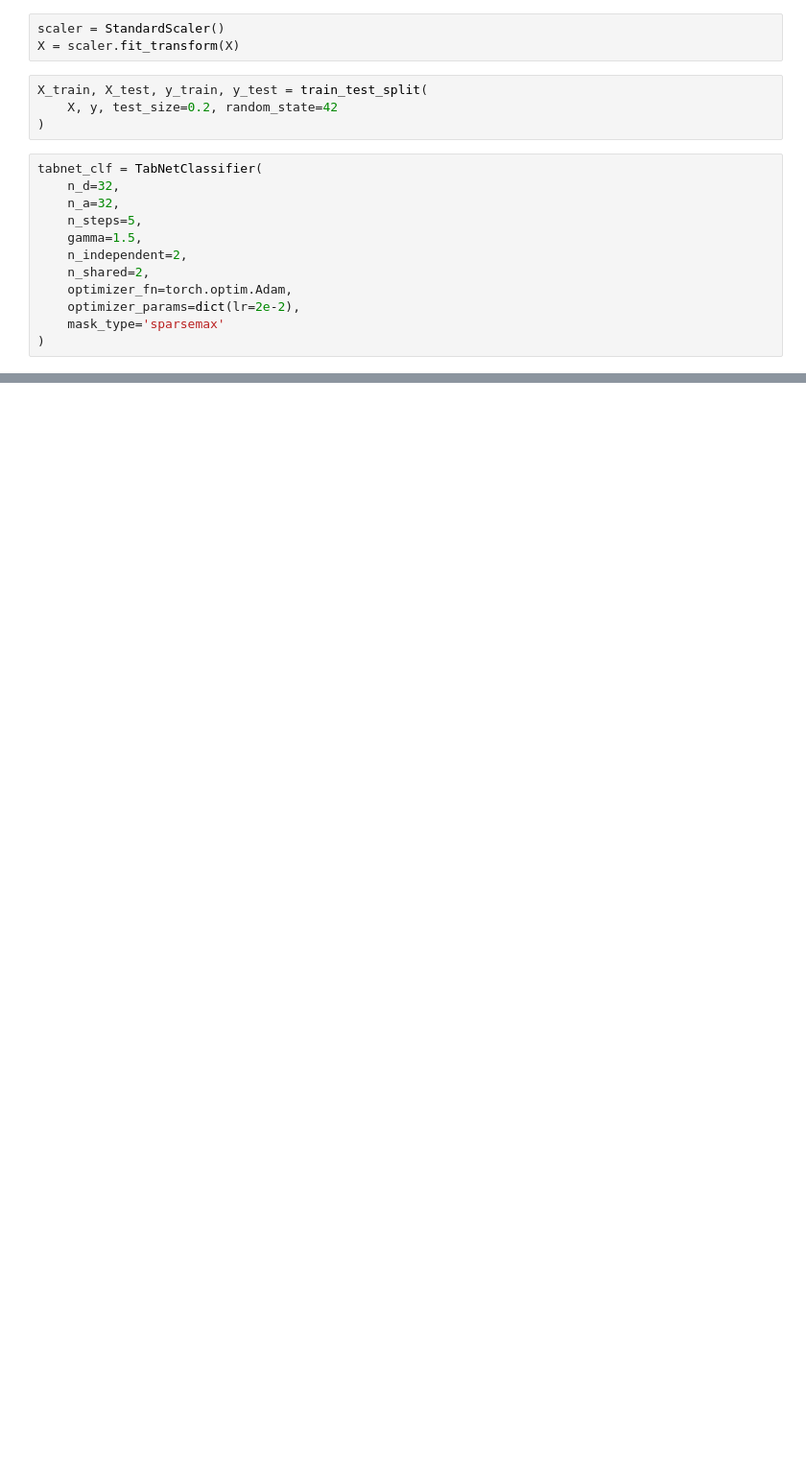
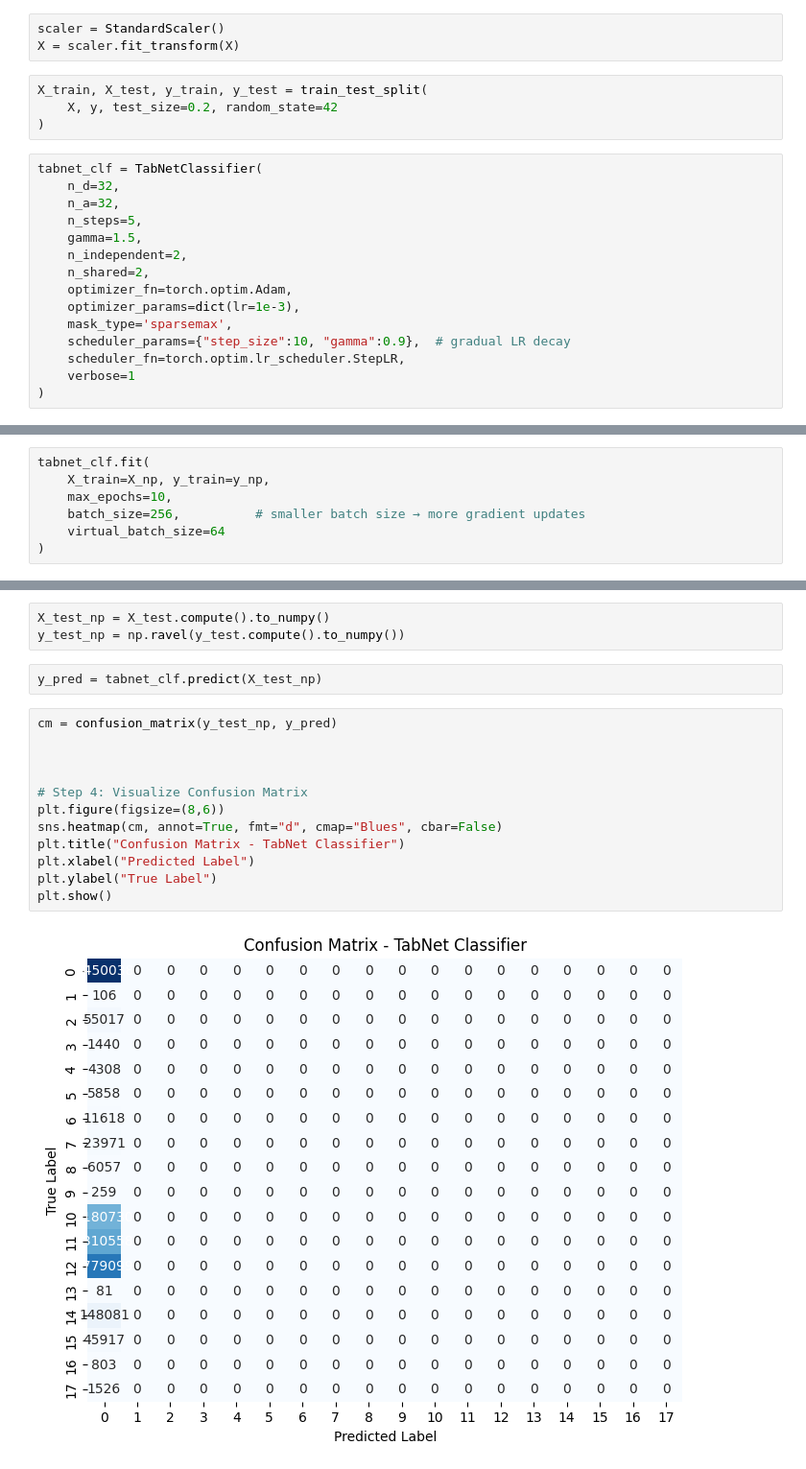
Before and after one commit to nihcas2015/Intrusion-Detection-using-TabNet, a Jupyter notebook: Main.ipynb, the cells around one changed output, grey strips where cells are left out. Shown: that part at 96% size. Drawn from its saved outputs; the diff is of its cells as text; blank space fills up the shorter version.

```diff
--- a/Main.ipynb
+++ b/Main.ipynb
@@ -278,6 +341,9 @@ tabnet_clf = TabNetClassifier(
     n_independent=2,
     n_shared=2,
     optimizer_fn=torch.optim.Adam,
-    optimizer_params=dict(lr=2e-2),
-    mask_type='sparsemax'
+    optimizer_params=dict(lr=1e-3),
+    mask_type='sparsemax',
+    scheduler_params={"step_size":10, "gamma":0.9},  # gradual LR decay
+    scheduler_fn=torch.optim.lr_scheduler.StepLR,
+    verbose=1
 )
@@ -294,0 +433,7 @@ tabnet_clf = TabNetClassifier(
+# %%
+tabnet_clf.fit(
+    X_train=X_np, y_train=y_np,
+    max_epochs=10,
+    batch_size=256,          # smaller batch size → more gradient updates
+    virtual_batch_size=64
+)
@@ -372,0 +599,19 @@ NameError: name 'tqdm' is not defined
+# %%
+X_test_np = X_test.compute().to_numpy()
+y_test_np = np.ravel(y_test.compute().to_numpy())
+# %%
+y_pred = tabnet_clf.predict(X_test_np)
+# %%
+cm = confusion_matrix(y_test_np, y_pred)
+
+
+
+# Step 4: Visualize Confusion Matrix
+plt.figure(figsize=(8,6))
+sns.heatmap(cm, annot=True, fmt="d", cmap="Blues", cbar=False)
+plt.title("Confusion Matrix - TabNet Classifier")
+plt.xlabel("Predicted Label")
+plt.ylabel("True Label")
+plt.show()
+# %% [output]
+[figure, added]
```
Also changed, not shown: parts of 31 cells of this notebook.
